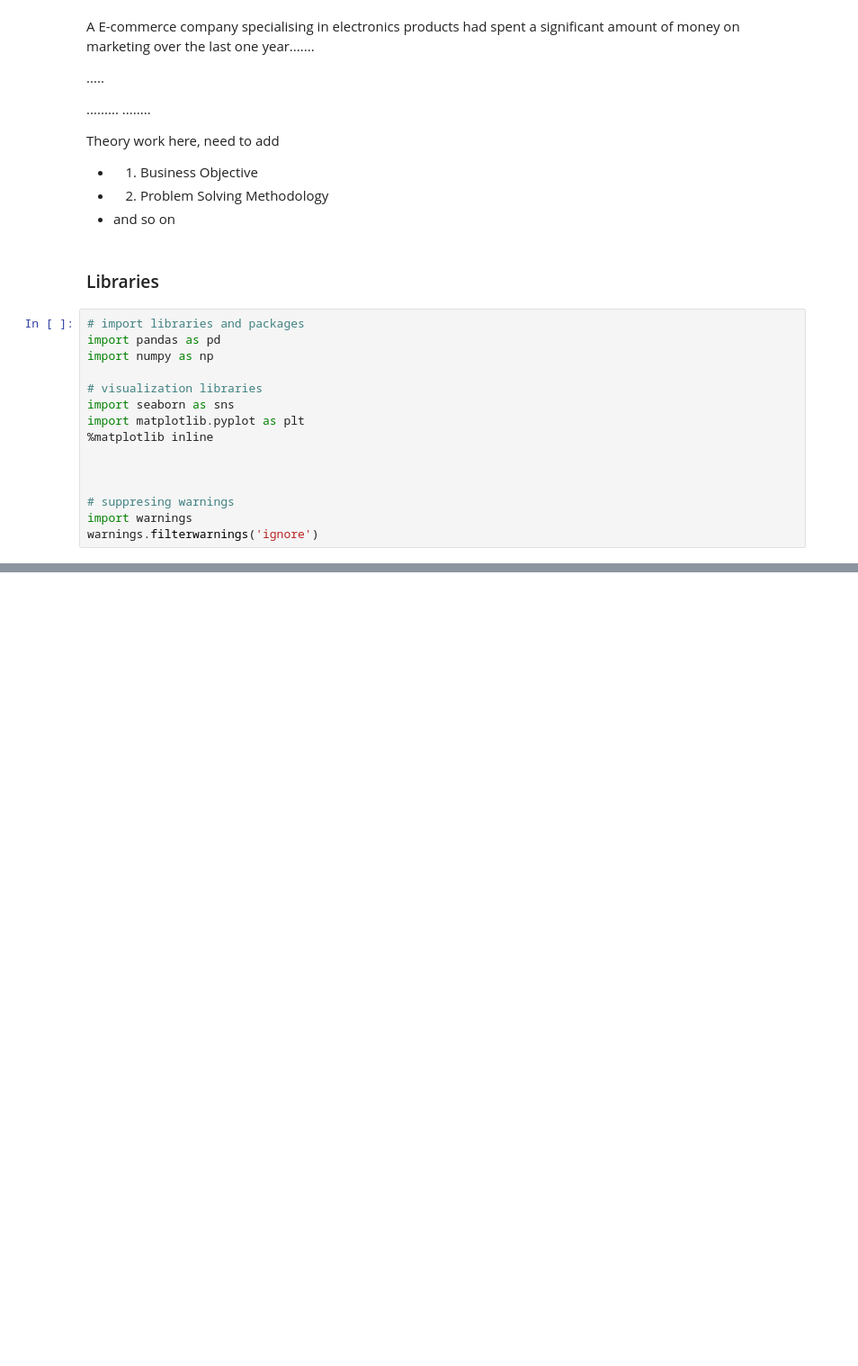
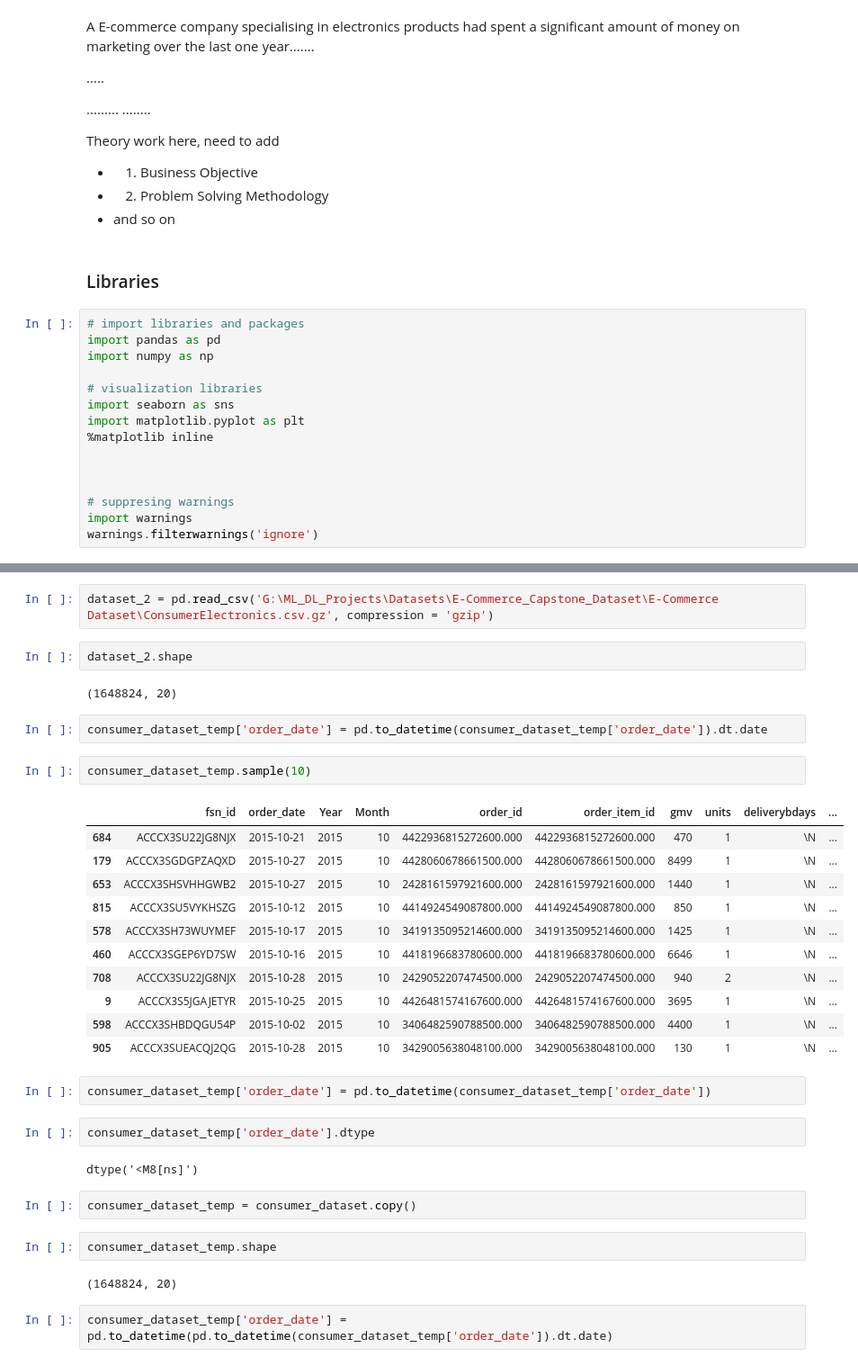
Before and after one commit to Singhal-Piyush/Ecommerce_Marketing_Mix_Model, a Jupyter notebook: MMM_E-Commerce_Notebook.ipynb, the cells around one changed output, grey strips where cells are left out. Shown at 90% size. Saved outputs shown, nothing was run; the diff lists cells and outputs as text; blank space fills up the shorter version.

```diff
--- a/MMM_E-Commerce_Notebook.ipynb
+++ b/MMM_E-Commerce_Notebook.ipynb
@@ -76,0 +364,36 @@ dataset_2.shape
+# %%
+dataset_2 = pd.read_csv('G:\ML_DL_Projects\Datasets\E-Commerce_Capstone_Dataset\E-Commerce Dataset\ConsumerElectronics.csv.gz', compression = 'gzip')
+# %%
+dataset_2.shape
+# %% [output]
+(1648824, 20)
+# %%
+consumer_dataset_temp['order_date'] = pd.to_datetime(consumer_dataset_temp['order_date']).dt.date
+# %%
+consumer_dataset_temp.sample(10)
+# %% [output]
+|  | fsn_id | order_date | Year | Month | order_id | order_item_id | gmv | units | deliverybdays | ... |
+| 684 | ACCCX3SU22JG8NJX | 2015-10-21 | 2015 | 10 | 4422936815272600.000 | 4422936815272600.000 | 470 | 1 | \N | ... |
+| 179 | ACCCX3SGDGPZAQXD | 2015-10-27 | 2015 | 10 | 4428060678661500.000 | 4428060678661500.000 | 8499 | 1 | \N | ... |
+| 653 | ACCCX3SHSVHHGWB2 | 2015-10-27 | 2015 | 10 | 2428161597921600.000 | 2428161597921600.000 | 1440 | 1 | \N | ... |
+| 815 | ACCCX3SU5VYKHSZG | 2015-10-12 | 2015 | 10 | 4414924549087800.000 | 4414924549087800.000 | 850 | 1 | \N | ... |
+| 578 | ACCCX3SH73WUYMEF | 2015-10-17 | 2015 | 10 | 3419135095214600.000 | 3419135095214600.000 | 1425 | 1 | \N | ... |
+| 460 | ACCCX3SGEP6YD7SW | 2015-10-16 | 2015 | 10 | 4418196683780600.000 | 4418196683780600.000 | 6646 | 1 | \N | ... |
+| 708 | ACCCX3SU22JG8NJX | 2015-10-28 | 2015 | 10 | 2429052207474500.000 | 2429052207474500.000 | 940 | 2 | \N | ... |
+| 9 | ACCCX3S5JGAJETYR | 2015-10-25 | 2015 | 10 | 4426481574167600.000 | 4426481574167600.000 | 3695 | 1 | \N | ... |
+| 598 | ACCCX3SHBDQGU54P | 2015-10-02 | 2015 | 10 | 3406482590788500.000 | 3406482590788500.000 | 4400 | 1 | \N | ... |
+| 905 | ACCCX3SUEACQJ2QG | 2015-10-28 | 2015 | 10 | 3429005638048100.000 | 3429005638048100.000 | 130 | 1 | \N | ... |
+# %%
+consumer_dataset_temp['order_date'] = pd.to_datetime(consumer_dataset_temp['order_date'])
+# %%
+consumer_dataset_temp['order_date'].dtype
+# %% [output]
+dtype('<M8[ns]')
+# %%
+consumer_dataset_temp = consumer_dataset.copy()
+# %%
+consumer_dataset_temp.shape
+# %% [output]
+(1648824, 20)
+# %%
+consumer_dataset_temp['order_date'] = pd.to_datetime(pd.to_datetime(consumer_dataset_temp['order_date']).dt.date)
```
Also changed, not shown: parts of 55 cells of this notebook, 3 other files.
